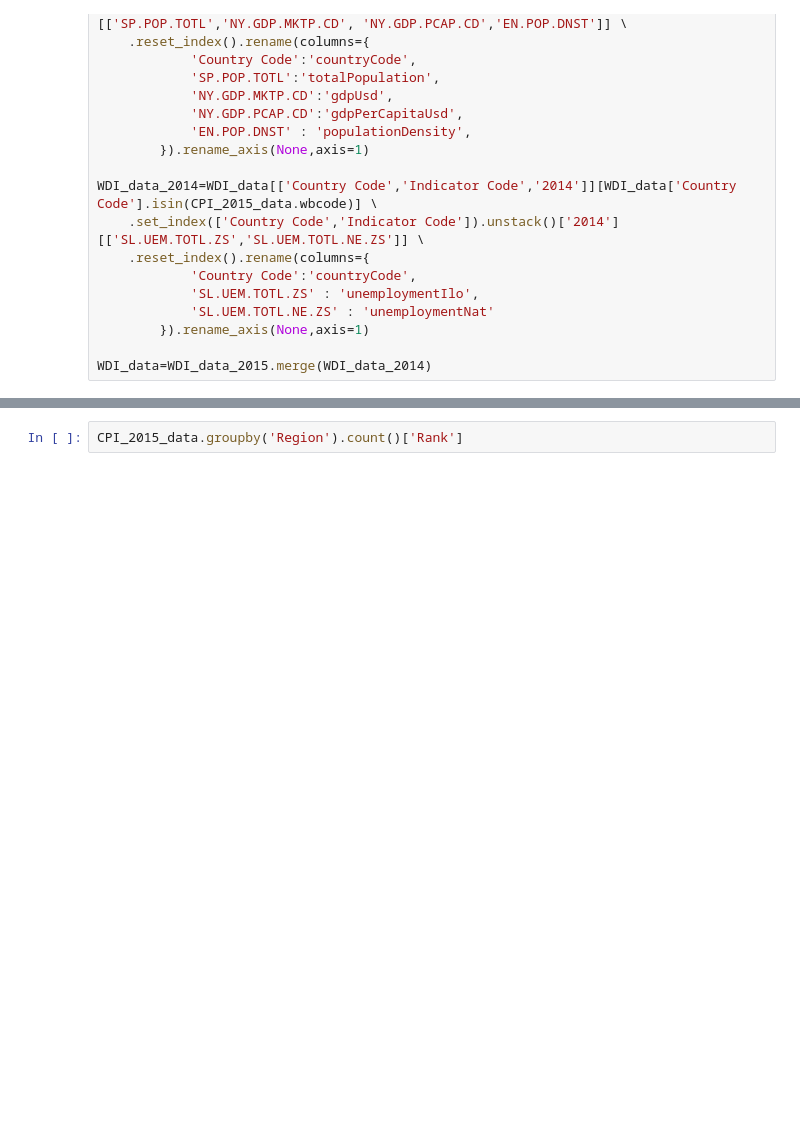
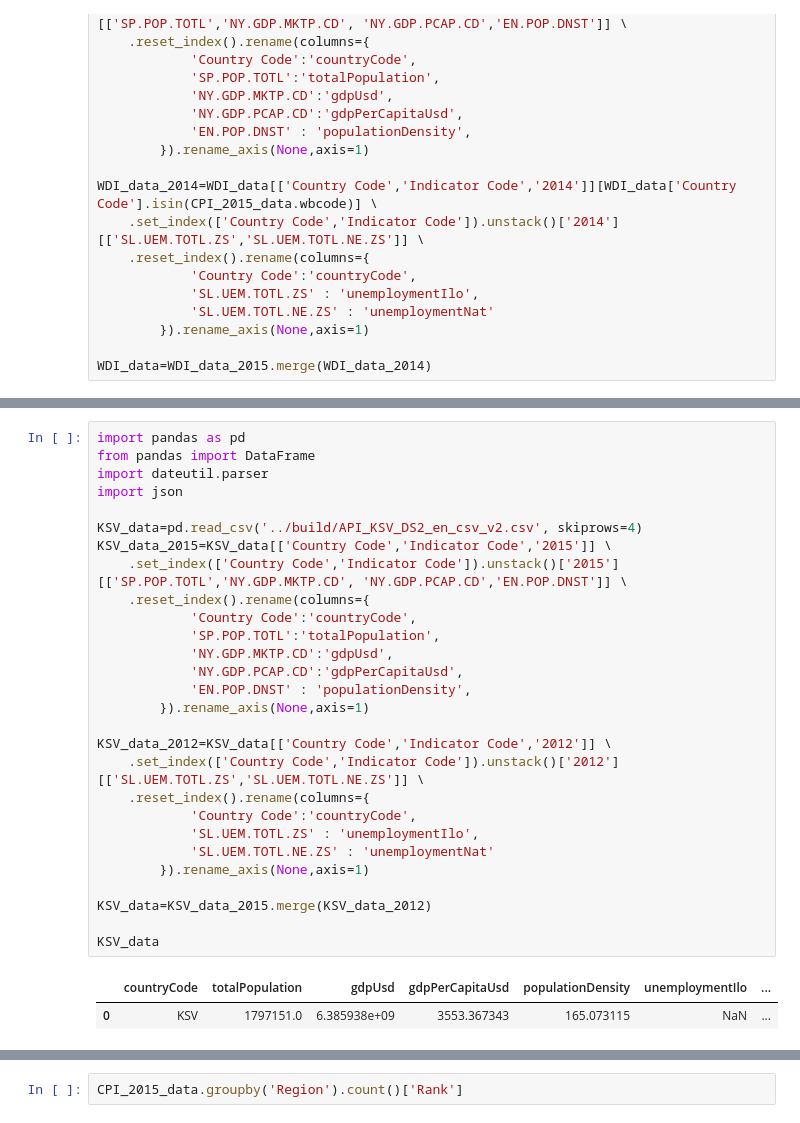
Before and after one commit to kebuhcah/kebucah-herokuapp, a Jupyter notebook: notebooks/data_extract.ipynb, the cells around one changed output, grey strips where cells are left out. Cells and saved outputs as stored; diff of their text form; blank space fills up the shorter version.

Commit message:
get world bank Kosovo data from separate file

```diff
--- a/notebooks/data_extract.ipynb
+++ b/notebooks/data_extract.ipynb
@@ -55,0 +30,31 @@ WDI_data=pd.read_csv('../build/WDI_data.csv')
+# %%
+import pandas as pd
+from pandas import DataFrame
+import dateutil.parser
+import json
+
+KSV_data=pd.read_csv('../build/API_KSV_DS2_en_csv_v2.csv', skiprows=4)
+KSV_data_2015=KSV_data[['Country Code','Indicator Code','2015']] \
+    .set_index(['Country Code','Indicator Code']).unstack()['2015'][['SP.POP.TOTL','NY.GDP.MKTP.CD', 'NY.GDP.PCAP.CD','EN.POP.DNST']] \
+    .reset_index().rename(columns={
+            'Country Code':'countryCode',
+            'SP.POP.TOTL':'totalPopulation',
+            'NY.GDP.MKTP.CD':'gdpUsd',
+            'NY.GDP.PCAP.CD':'gdpPerCapitaUsd',
+            'EN.POP.DNST' : 'populationDensity',
+        }).rename_axis(None,axis=1)
+
+KSV_data_2012=KSV_data[['Country Code','Indicator Code','2012']] \
+    .set_index(['Country Code','Indicator Code']).unstack()['2012'][['SL.UEM.TOTL.ZS','SL.UEM.TOTL.NE.ZS']] \
+    .reset_index().rename(columns={
+            'Country Code':'countryCode',
+            'SL.UEM.TOTL.ZS' : 'unemploymentIlo',
+            'SL.UEM.TOTL.NE.ZS' : 'unemploymentNat'
+        }).rename_axis(None,axis=1)
+
+KSV_data=KSV_data_2015.merge(KSV_data_2012)
+
+KSV_data
+# %% [output]
+|  | countryCode | totalPopulation | gdpUsd | gdpPerCapitaUsd | populationDensity | unemploymentIlo | ... |
+| 0 | KSV | 1797151.0 | 6.385938e+09 | 3553.367343 | 165.073115 | NaN | ... |
```
Also changed, not shown: parts of 3 cells of this notebook, 3 other files.
